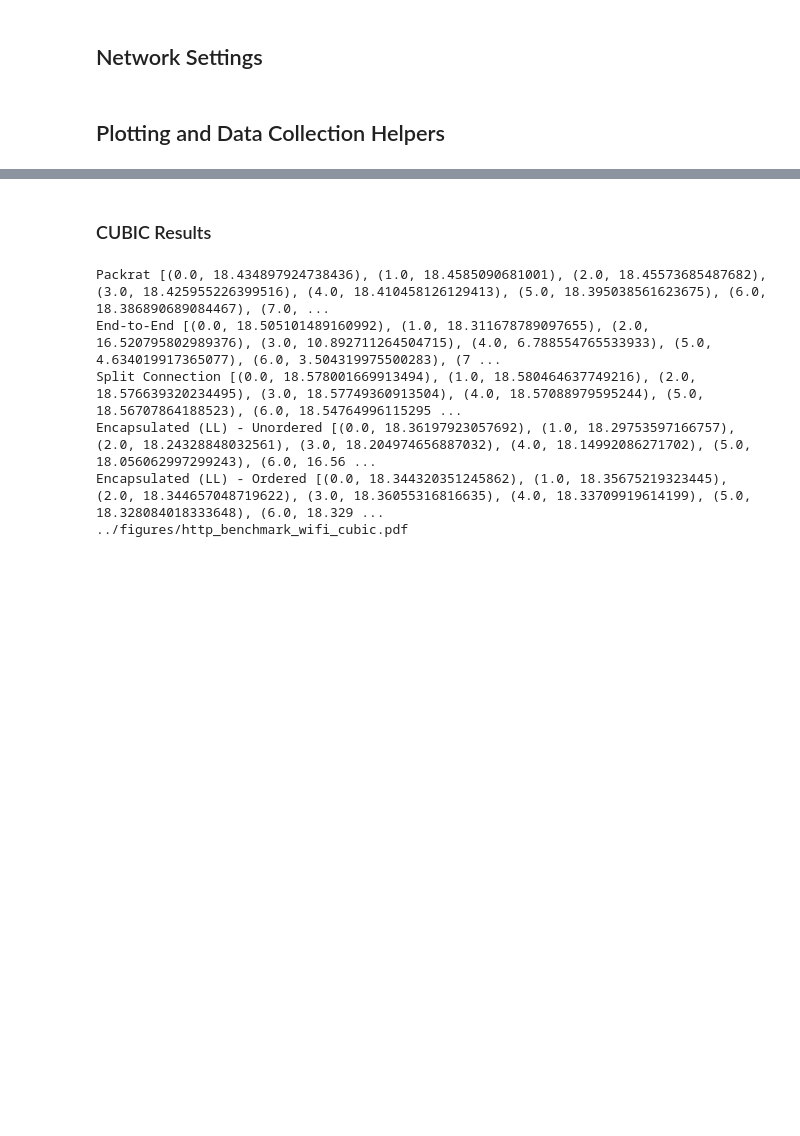
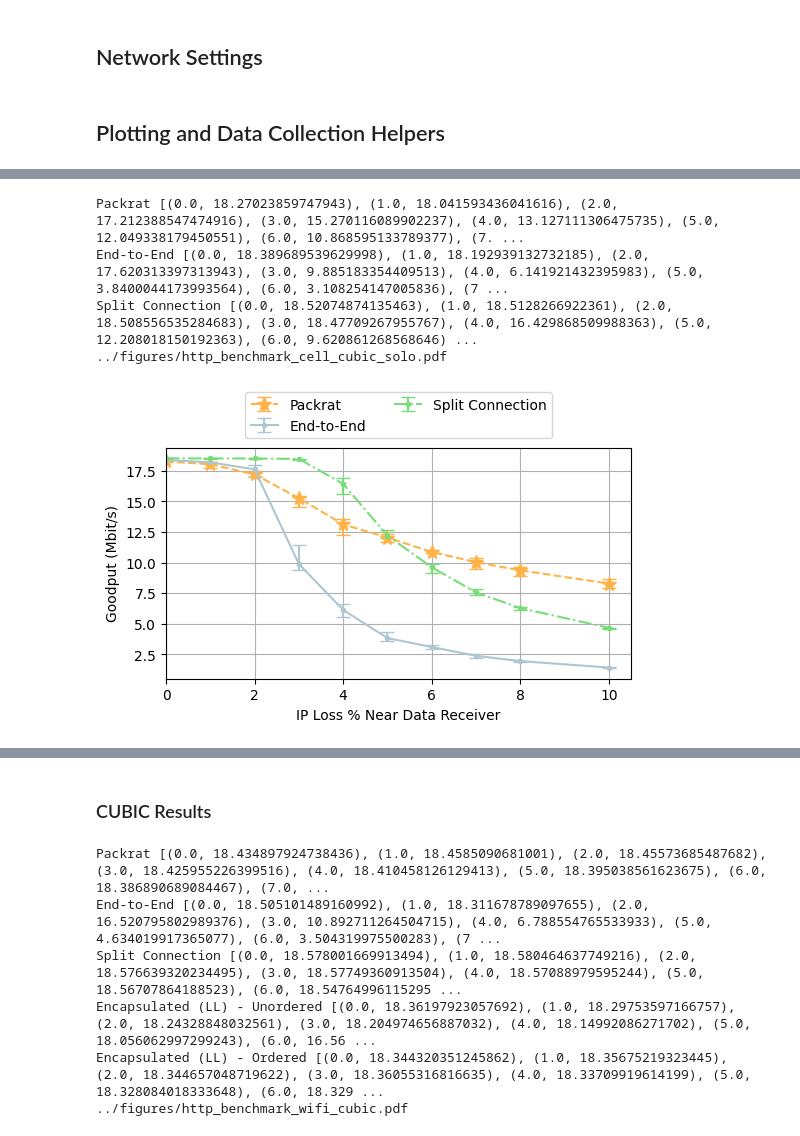
Before and after one commit to StanfordSNR/sidekick-downloads, a Jupyter notebook: notebook/http3_benchmark.ipynb, the cells around one changed output, grey strips where cells are left out. Cells and saved outputs as stored; diff of their text form; code cells hidden in the pictures; blank space fills up the shorter version.

```diff
--- a/notebook/http3_benchmark.ipynb
+++ b/notebook/http3_benchmark.ipynb
@@ -139,0 +151,9 @@ def exec_single_ge(loss, net_key, ack_delay):
+# %%
+treatments = [treatment_map(label) for label in [f'picoquic_iblt_{ACK_DELAY_CELL}ms_hint', 'picoquic', 'picoquic_split']]
+exec_single(treatments=treatments, network_settings=networks['cellular'], label="http_benchmark_cell_cubic_solo", execute=True)
+# %% [output]
+Packrat [(0.0, 18.27023859747943), (1.0, 18.041593436041616), (2.0, 17.212388547474916), (3.0, 15.270116089902237), (4.0, 13.127111306475735), (5.0, 12.049338179450551), (6.0, 10.868595133789377), (7. ...
+End-to-End [(0.0, 18.389689539629998), (1.0, 18.192939132732185), (2.0, 17.620313397313943), (3.0, 9.885183354409513), (4.0, 6.141921432395983), (5.0, 3.8400044173993564), (6.0, 3.108254147005836), (7 ...
+Split Connection [(0.0, 18.52074874135463), (1.0, 18.5128266922361), (2.0, 18.508556535284683), (3.0, 18.47709267955767), (4.0, 16.429868509988363), (5.0, 12.208018150192363), (6.0, 9.620861268568646) ...
+../figures/http_benchmark_cell_cubic_solo.pdf
+[figure, added]
```
Also changed, not shown: parts of 13 cells of this notebook.
